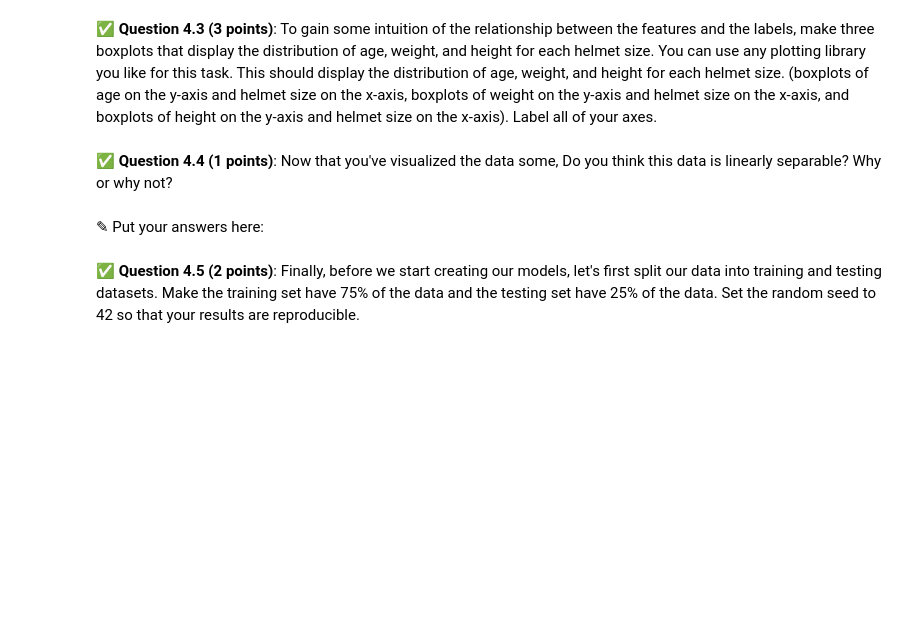
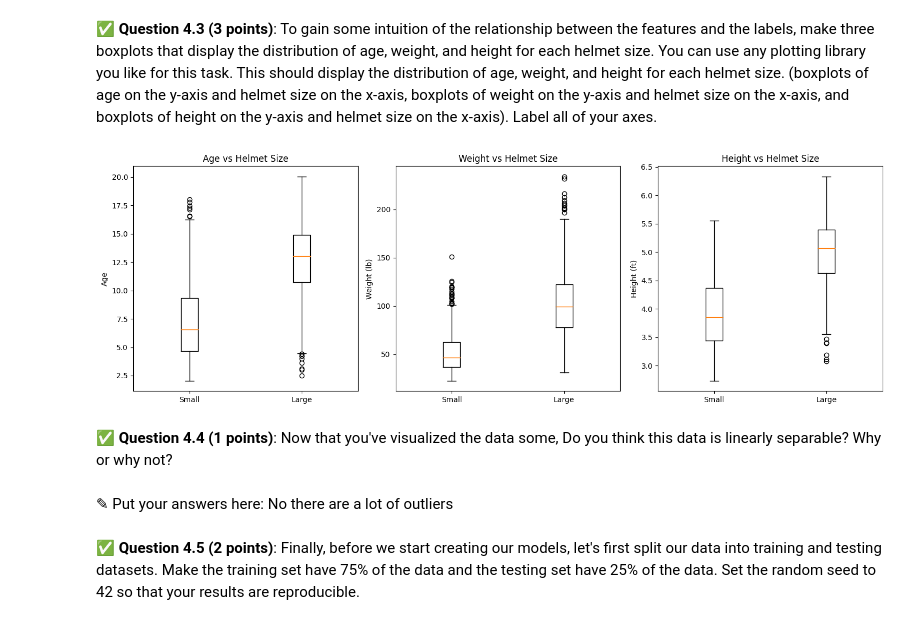
Before and after one commit to JosephM16/CMSE202-f25-turnin, a Jupyter notebook: Hw-04/HW-04_RegressionClassification-STUDENT.ipynb, the cells around one changed output. Saved outputs shown, nothing was run; the diff lists cells and outputs as text; code cells hidden in the pictures; blank space fills up the shorter version.

```diff
--- a/Hw-04/HW-04_RegressionClassification-STUDENT.ipynb
+++ b/Hw-04/HW-04_RegressionClassification-STUDENT.ipynb
@@ -216,0 +228,8 @@ We will use classification techniques to determine which children should get the
+# %%
+# Put your code here
+kid_data['helmet_size'] = kid_data['headcirc_in'].apply(
+    lambda x: 'Small' if x < 20.5 else 'Large'
+)
+
+# Show verification
+print(kid_data[['headcirc_in', 'helmet_size']].head(10))
@@ -227,6 +258,32 @@ We want to prepare our data for the following classification models, with the un
+# %%
+# Put your code here
+fig, axes = plt.subplots(1, 3, figsize=(15, 5))
+
+axes[0].boxplot([kid_data[kid_data['helmet_size']=='Small']['age'],
+                 kid_data[kid_data['helmet_size']=='Large']['age']])
+axes[0].set_xticklabels(['Small', 'Large'])
+axes[0].set_ylabel('Age')
+axes[0].set_title('Age vs Helmet Size')
+
+axes[1].boxplot([kid_data[kid_data['helmet_size']=='Small']['weight_lb'],
+                 kid_data[kid_data['helmet_size']=='Large']['weight_lb']])
+axes[1].set_xticklabels(['Small', 'Large'])
+axes[1].set_ylabel('Weight (lb)')
+axes[1].set_title('Weight vs Helmet Size')
+
+axes[2].boxplot([kid_data[kid_data['helmet_size']=='Small']['height_ft'],
+                 kid_data[kid_data['helmet_size']=='Large']['height_ft']])
+axes[2].set_xticklabels(['Small', 'Large'])
+axes[2].set_ylabel('Height (ft)')
+axes[2].set_title('Height vs Helmet Size')
+
+plt.tight_layout()
+plt.show()
+# %% [output]
+[figure, added]
 # %% [markdown]
 &#9989;  **Question 4.4 (1 points)**: Now that you've visualized the data some, Do you think this data is linearly separable? Why or why not?
 # %% [markdown]
-<font size=+3>&#9998;</font> Put your answers here:
+<font size=+3>&#9998;</font> Put your answers here: No there are a lot of outliers
 # %% [markdown]
 &#9989;  **Question 4.5 (2 points)**: Finally, before we start creating our models, let's first split our data into training and testing datasets. Make the training set have 75\% of the data and the testing set have 25\% of the data. Set the random seed to 42 so that your results are reproducible.
```
Also changed, not shown: parts of 14 cells of this notebook.
